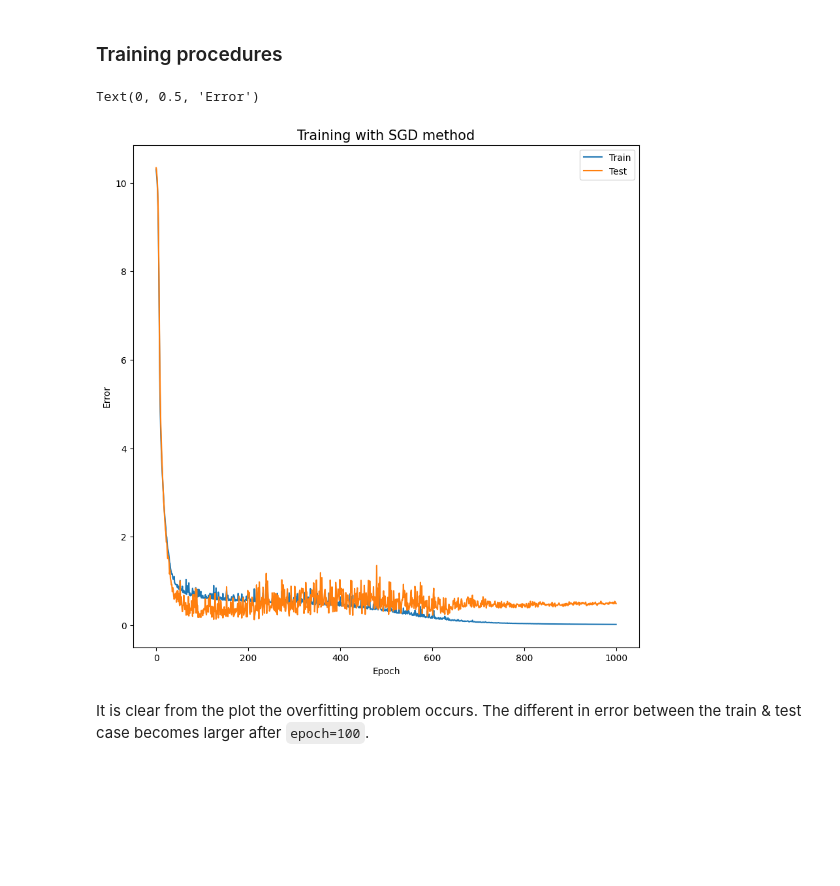
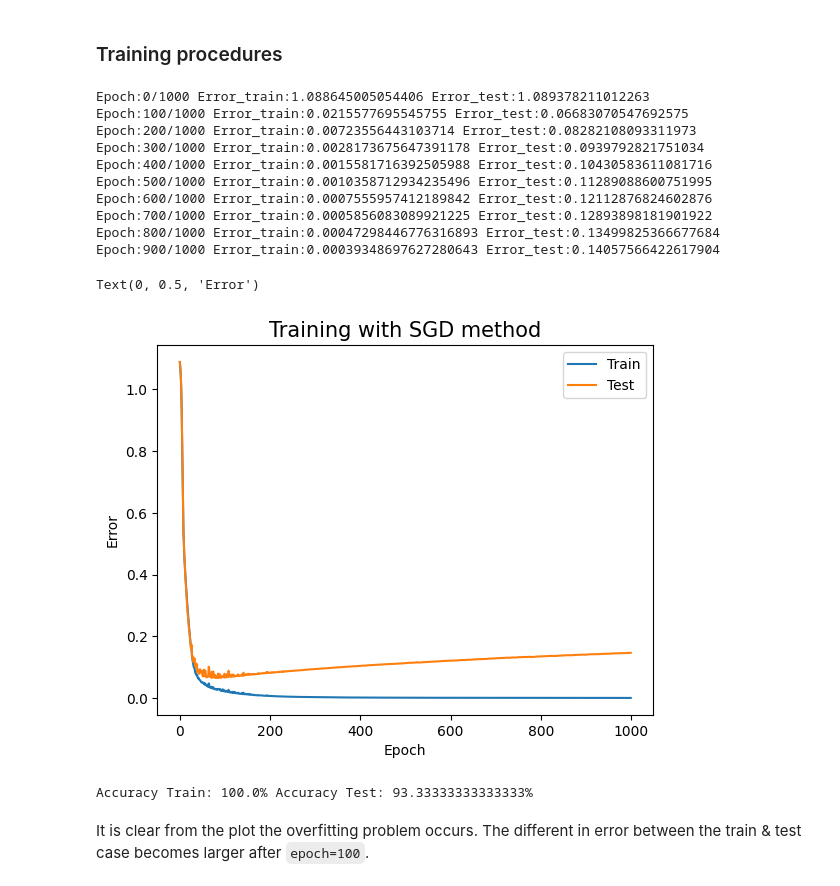
Before and after one commit to timlok123/Learning-the-basic-of-AI-with-Python, a Jupyter notebook: Ch6_Possible_problems_and_solution.ipynb, the cells around one changed output. Saved outputs shown, nothing was run; the diff lists cells and outputs as text; code cells hidden in the pictures; blank space fills up the shorter version.

Commit message:
Fix the bug Ch6 notebook (error value and dropout layer definition)

```diff
--- a/Ch6_Possible_problems_and_solution.ipynb
+++ b/Ch6_Possible_problems_and_solution.ipynb
@@ -73,3 +79,15 @@ n_train = no_of_data//2
+# %%
+index = np.arange(no_of_data)
+index_train = index[index%2 == 0]
+index_test = index[index%2 != 0]
+
+input_train = input_data[index_train, :]  # 訓練 輸入
+correct_train = correct_data[index_train, :]  # 訓練 正確答案
+input_test = input_data[index_test, :]  # 測試 輸入
+correct_test = correct_data[index_test, :]  # 測試 正確答案
+
+n_train = input_train.shape[0] # 訓練資料的樣本數
+n_test = input_test.shape[0]   # 測試資
 # %% [markdown]
 ### Network structure
 # %% [markdown]
@@ -94,7 +112,7 @@ interval = 100  # Showing the training accuracy every (interval) times
 
 # Define the common properities in BaseLayer
 class BaseLayer:
-  def __init__(self,n_upper,n, wb_width = 0.1): # n_upper - no of neurons in last layer, n - no of neurons
+  def __init__(self,n_upper,n, wb_width=0.1): # n_upper - no of neurons in last layer, n - no of neurons
     self.w = wb_width * np.random.randn(n_upper, n)
     self.b = wb_width * np.random.randn(n)
 
@@ -121,8 +139,8 @@ class MiddleLayer(BaseLayer):
 class OutputLayer(BaseLayer):
   def forward(self,x):
     self.x = x
-    self.u = np.dot(x, self.w) + self.b
-    self.y = np.exp(self.u)/(np.sum(np.exp(self.u),axis=1,keepdims=True))
+    u = np.dot(x, self.w) + self.b
+    self.y = np.exp(u)/np.sum(np.exp(u),axis=1,keepdims=True)
 
   def backward(self,t):
     delta = self.y - t
@@ -150,7 +168,7 @@ def backward_propagation(t):
   middle_layer_2.backward(output_layer.grad_x)
   middle_layer_1.backward(middle_layer_2.grad_x)
 
-def update_wb(eta):
+def update_wb(eta=0.01):
   middle_layer_1.update(eta)
   middle_layer_2.update(eta)
   output_layer.update(eta)
@@ -163,8 +181,8 @@ def get_error(t, batch_size):
 ### Training procedures
 # %%
 train_error = []
-
 test_error = []
+interval = 100
 
 no_of_batch = n_train // batch_size
 
@@ -172,10 +190,15 @@ for i in range(epoch):
 
   # Record the error on training & test case in every training
   forward_propagation(input_train)
-  train_error.append(get_error(correct_train, batch_size))
+  train_error.append(get_error(correct_train, n_train))
 
   forward_propagation(input_test)
-  test_error.append(get_error(correct_test, batch_size))
+  test_error.append(get_error(correct_test, n_test))
+
+  if i%interval == 0:
+    print("Epoch:" + str(i) + "/" + str(epoch),
+              f"Error_train:{train_error[-1]}",
+              f"Error_test:{test_error[-1]}")
 
   # Shuffle the data & prepare the index
   index_random = np.arange(n_train)
@@ -190,20 +213,41 @@ for i in range(epoch):
     forward_propagation(x)
     backward_propagation(t)
     update_wb(eta)
+# %% [output]
+Epoch:0/1000 Error_train:1.088645005054406 Error_test:1.089378211012263
+Epoch:100/1000 Error_train:0.0215577695545755 Error_test:0.06683070547692575
+Epoch:200/1000 Error_train:0.00723556443103714 Error_test:0.08282108093311973
+Epoch:300/1000 Error_train:0.0028173675647391178 Error_test:0.0939792821751034
+Epoch:400/1000 Error_train:0.0015581716392505988 Error_test:0.10430583611081716
+Epoch:500/1000 Error_train:0.0010358712934235496 Error_test:0.11289088600751995
+Epoch:600/1000 Error_train:0.0007555957412189842 Error_test:0.12112876824602876
+Epoch:700/1000 Error_train:0.0005856083089921225 Error_test:0.12893898181901922
+Epoch:800/1000 Error_train:0.00047298446776316893 Error_test:0.13499825366677684
+Epoch:900/1000 Error_train:0.00039348697627280643 Error_test:0.14057566422617904
 # %%
 # Visualize the training process
 import matplotlib.pyplot as plt
 
-plt.figure(figsize=(10,10))
 plt.title("Training with SGD method",fontsize=15)
 plt.plot(np.arange(epoch), train_error, label="Train")
 plt.plot(np.arange(epoch), test_error, label="Test")
 plt.legend()
 plt.xlabel("Epoch")
 plt.ylabel("Error")
 # %% [output]
 Text(0, 0.5, 'Error')
-[figure, old version]
+[figure, new version]
+# %%
+forward_propagation(input_train)
+count_train = np.sum(np.argmax(output_layer.y, axis=1) == np.argmax(correct_train, axis=1))
+
+forward_propagation(input_test)
+count_test = np.sum(np.argmax(output_layer.y, axis=1) == np.argmax(correct_test, axis=1))
+
+print("Accuracy Train:", str(count_train/n_train*100) + "%",
+      "Accuracy Test:", str(count_test/n_test*100) + "%")
+# %% [output]
+Accuracy Train: 100.0% Accuracy Test: 93.33333333333333%
 # %% [markdown]
 It is clear from the plot the overfitting problem occurs. The different in error between the train & test case becomes larger after `epoch=100`.
 # %% [markdown]
```
Also changed, not shown: parts of 13 cells of this notebook.
